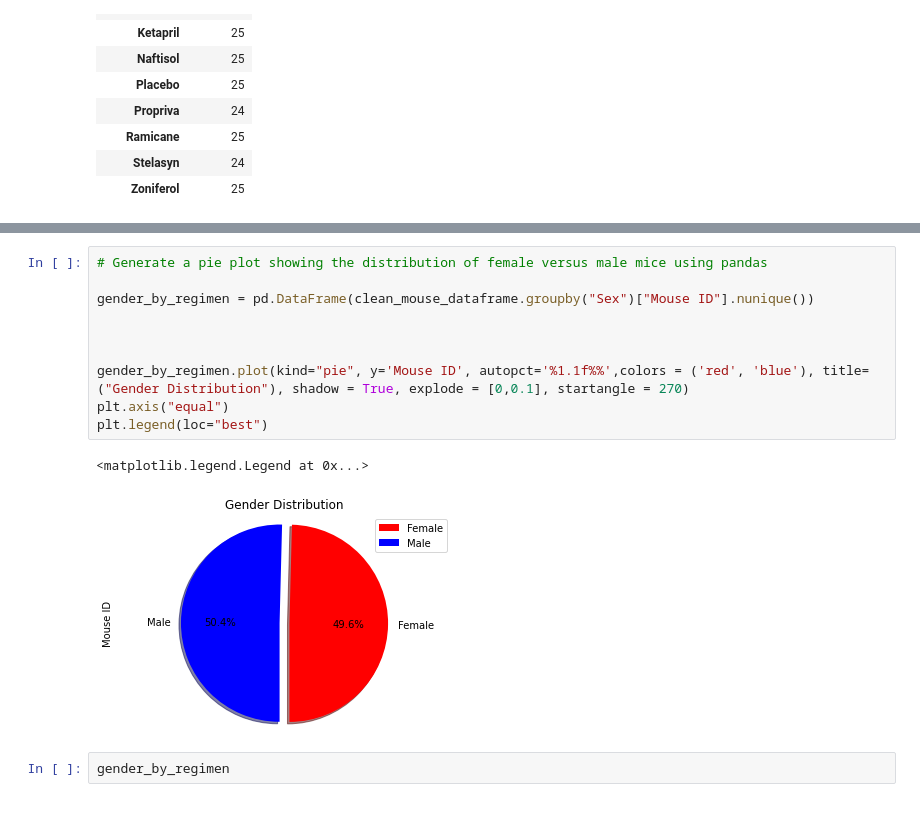
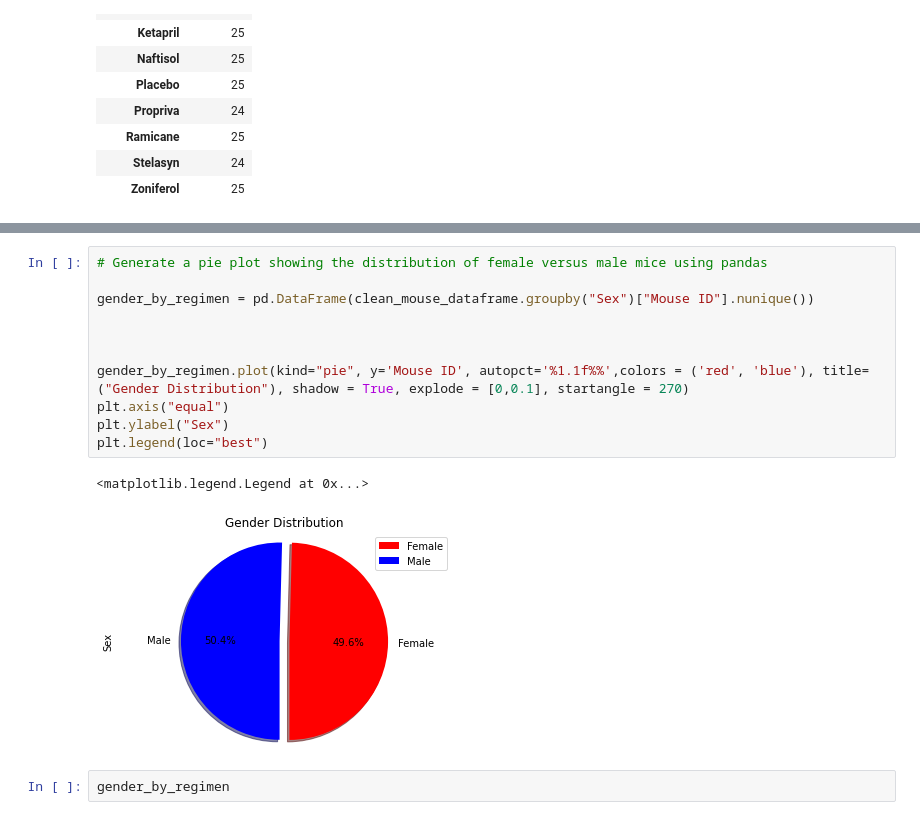
Before and after one commit to cecileung1208/Homework, a Jupyter notebook: Unit 5 - MatplotLib/Pymaceuticals/pymaceuticals_starter.ipynb, the cells around one changed output, grey strips where cells are left out. Cells and saved outputs as stored; diff of their text form.

```diff
--- a/Unit 5 - MatplotLib/Pymaceuticals/pymaceuticals_starter.ipynb
+++ b/Unit 5 - MatplotLib/Pymaceuticals/pymaceuticals_starter.ipynb
@@ -197,16 +194,17 @@ plt.xticks(rotation=90)
 # %%
 # Generate a pie plot showing the distribution of female versus male mice using pandas
 
 gender_by_regimen = pd.DataFrame(clean_mouse_dataframe.groupby("Sex")["Mouse ID"].nunique())
 
 
 
 gender_by_regimen.plot(kind="pie", y='Mouse ID', autopct='%1.1f%%',colors = ('red', 'blue'), title=("Gender Distribution"), shadow = True, explode = [0,0.1], startangle = 270)
 plt.axis("equal")
+plt.ylabel("Sex")
 plt.legend(loc="best")
 # %% [output]
 <matplotlib.legend.Legend at 0x...>
-[figure, old version]
+[figure, new version]
 # %%
 gender_by_regimen
 # %% [output]
```
Also changed, not shown: parts of 6 cells of this notebook.
